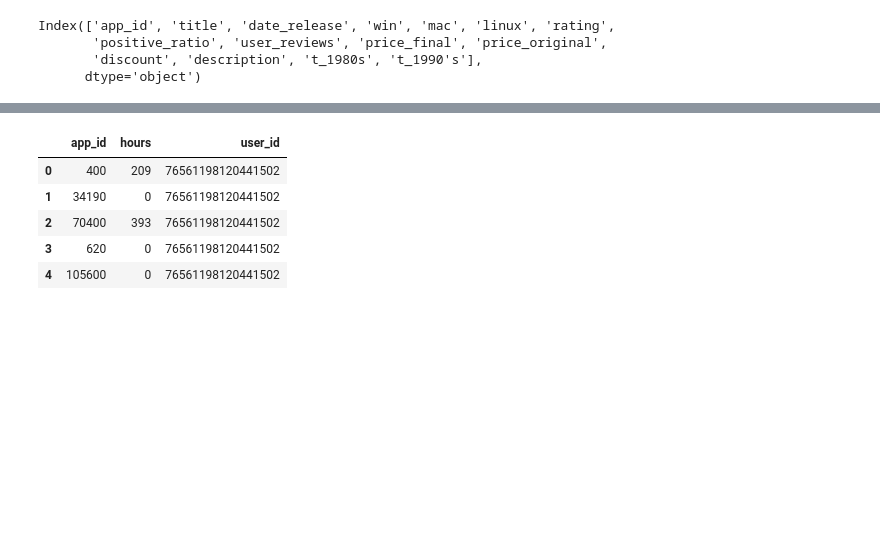
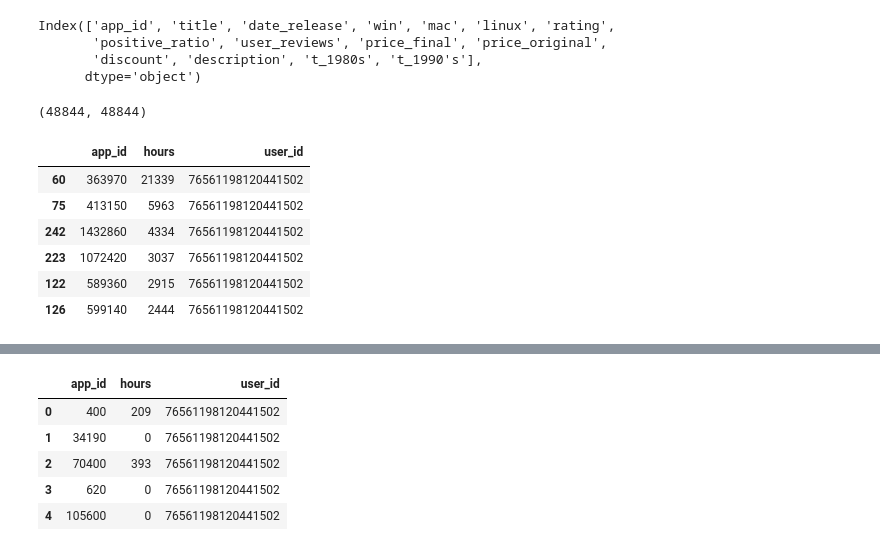
Before and after one commit to ericbohner/Capstone, a Jupyter notebook: Modelling.ipynb, the cells around one changed output, grey strips where cells are left out. Drawn from its saved outputs; the diff is of its cells as text; code cells hidden in the pictures; blank space fills up the shorter version.

```diff
--- a/Modelling.ipynb
+++ b/Modelling.ipynb
@@ -105,0 +106,20 @@ games_similarity = cosine_similarity(games_df, dense_output=False)
+# %%
+games_similarity.shape
+# %% [output]
+(48844, 48844)
+# %%
+steam_id = '76561198120441502' #random user's steam id
+user_library = steam_library(steam_id)
+
+# look at the steam_library dataframe
+sorted_library = user_library.sort_values(by='hours', ascending=False).head(6)
+# %%
+sorted_library
+# %% [output]
+|  | app_id | hours | user_id |
+| 60 | 363970 | 21339 | 76561198120441502 |
+| 75 | 413150 | 5963 | 76561198120441502 |
+| 242 | 1432860 | 4334 | 76561198120441502 |
+| 223 | 1072420 | 3037 | 76561198120441502 |
+| 122 | 589360 | 2915 | 76561198120441502 |
+| 126 | 599140 | 2444 | 76561198120441502 |
```
Also changed, not shown: parts of 15 cells of this notebook, 3 other files.
